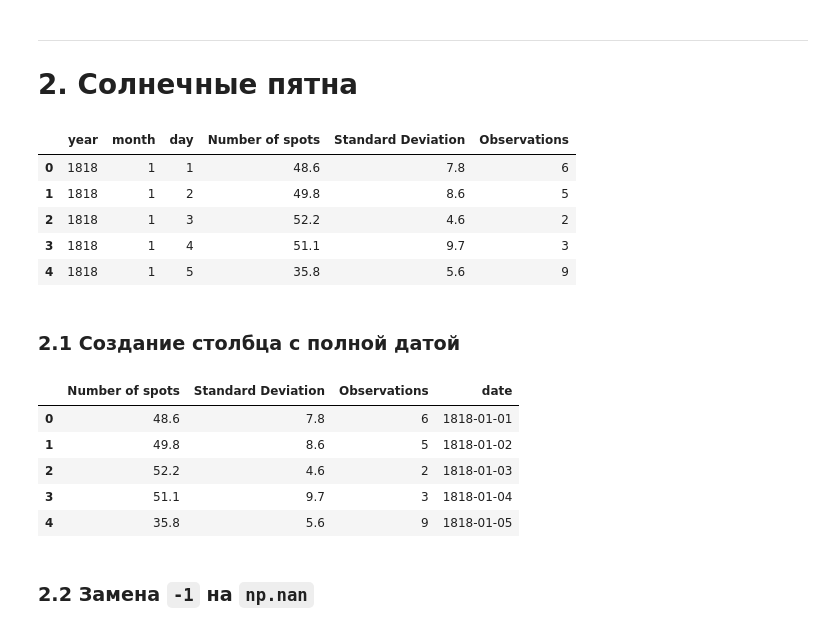
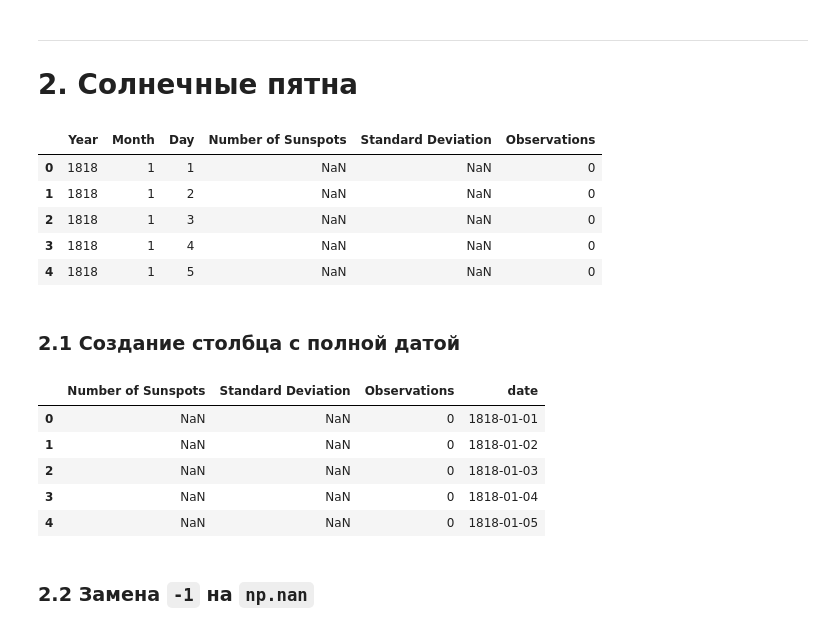
Before and after one commit to petrCher/Python-tasks, a Jupyter notebook: homework5.ipynb, the cells around one changed output. Saved outputs shown, nothing was run; the diff lists cells and outputs as text; code cells hidden in the pictures.

```diff
--- a/homework5.ipynb
+++ b/homework5.ipynb
@@ -213,28 +216,28 @@ Spectral Class num                      -0.036      0.033               1.000
 ---
 # 2. Солнечные пятна
 # %%
-sunspot = pd.read_csv('sunspot.csv')
+sunspot = pd.read_csv('sunspot.csv', sep=';', na_values=-1)
 sunspot.head()
 # %% [output]
-|  | year | month | day | Number of spots | Standard Deviation | Observations |
-| 0 | 1818 | 1 | 1 | 48.6 | 7.8 | 6 |
-| 1 | 1818 | 1 | 2 | 49.8 | 8.6 | 5 |
-| 2 | 1818 | 1 | 3 | 52.2 | 4.6 | 2 |
-| 3 | 1818 | 1 | 4 | 51.1 | 9.7 | 3 |
-| 4 | 1818 | 1 | 5 | 35.8 | 5.6 | 9 |
+|  | Year | Month | Day | Number of Sunspots | Standard Deviation | Observations |
+| 0 | 1818 | 1 | 1 | NaN | NaN | 0 |
+| 1 | 1818 | 1 | 2 | NaN | NaN | 0 |
+| 2 | 1818 | 1 | 3 | NaN | NaN | 0 |
+| 3 | 1818 | 1 | 4 | NaN | NaN | 0 |
+| 4 | 1818 | 1 | 5 | NaN | NaN | 0 |
 # %% [markdown]
 ### 2.1 Создание столбца с полной датой
 # %%
-sunspot['date'] = pd.to_datetime(sunspot[['year','month','day']])
-sunspot = sunspot.drop(columns=['year','month','day'])
+sunspot['date'] = pd.to_datetime(sunspot[['Year','Month','Day']])
+sunspot = sunspot.drop(columns=['Year','Month','Day'])
 sunspot.head()
 # %% [output]
-|  | Number of spots | Standard Deviation | Observations | date |
-| 0 | 48.6 | 7.8 | 6 | 1818-01-01 |
-| 1 | 49.8 | 8.6 | 5 | 1818-01-02 |
-| 2 | 52.2 | 4.6 | 2 | 1818-01-03 |
-| 3 | 51.1 | 9.7 | 3 | 1818-01-04 |
-| 4 | 35.8 | 5.6 | 9 | 1818-01-05 |
+|  | Number of Sunspots | Standard Deviation | Observations | date |
+| 0 | NaN | NaN | 0 | 1818-01-01 |
+| 1 | NaN | NaN | 0 | 1818-01-02 |
+| 2 | NaN | NaN | 0 | 1818-01-03 |
+| 3 | NaN | NaN | 0 | 1818-01-04 |
+| 4 | NaN | NaN | 0 | 1818-01-05 |
 # %% [markdown]
 ### 2.2 Замена `-1` на `np.nan`
 # %%
```
Also changed, not shown: parts of 24 cells of this notebook.
